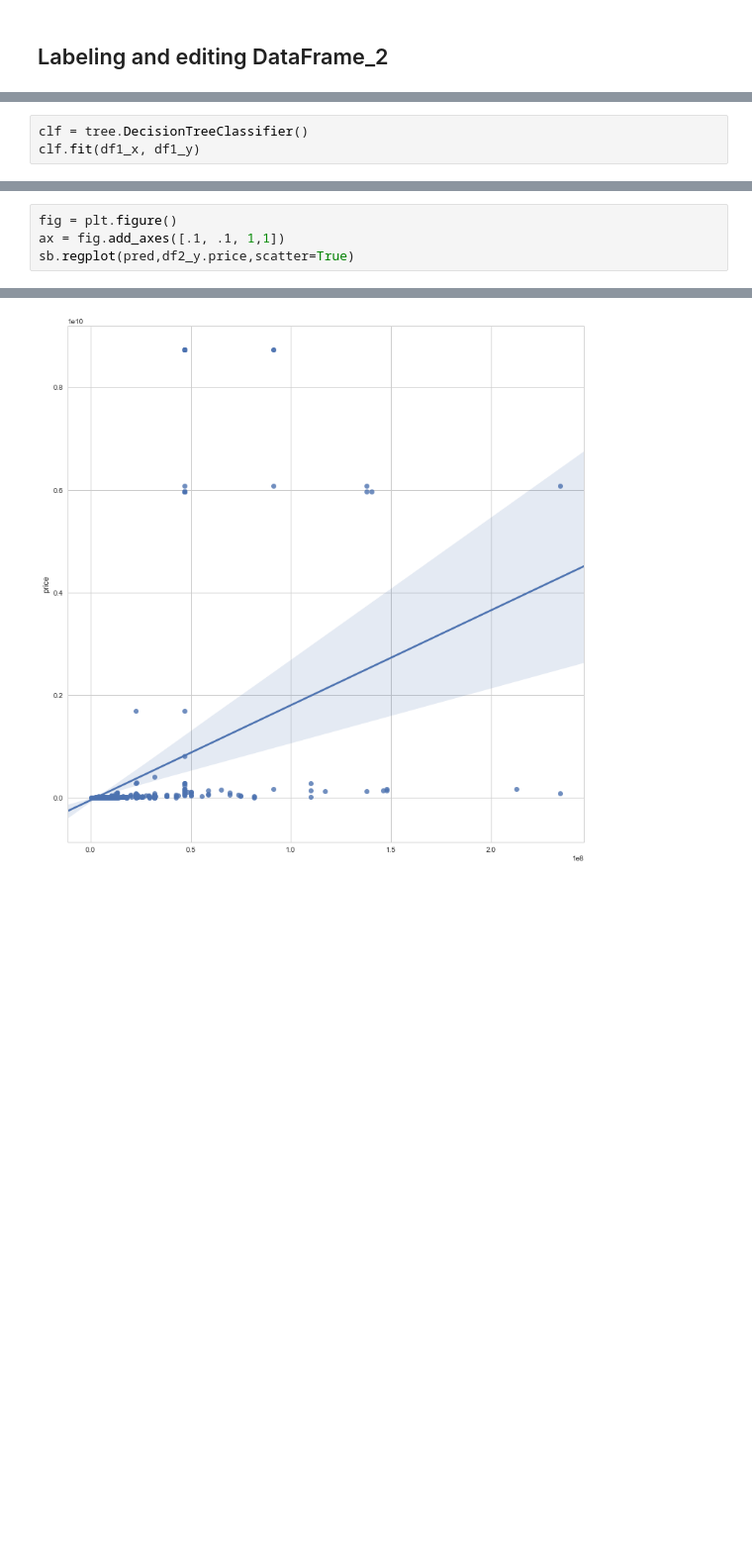
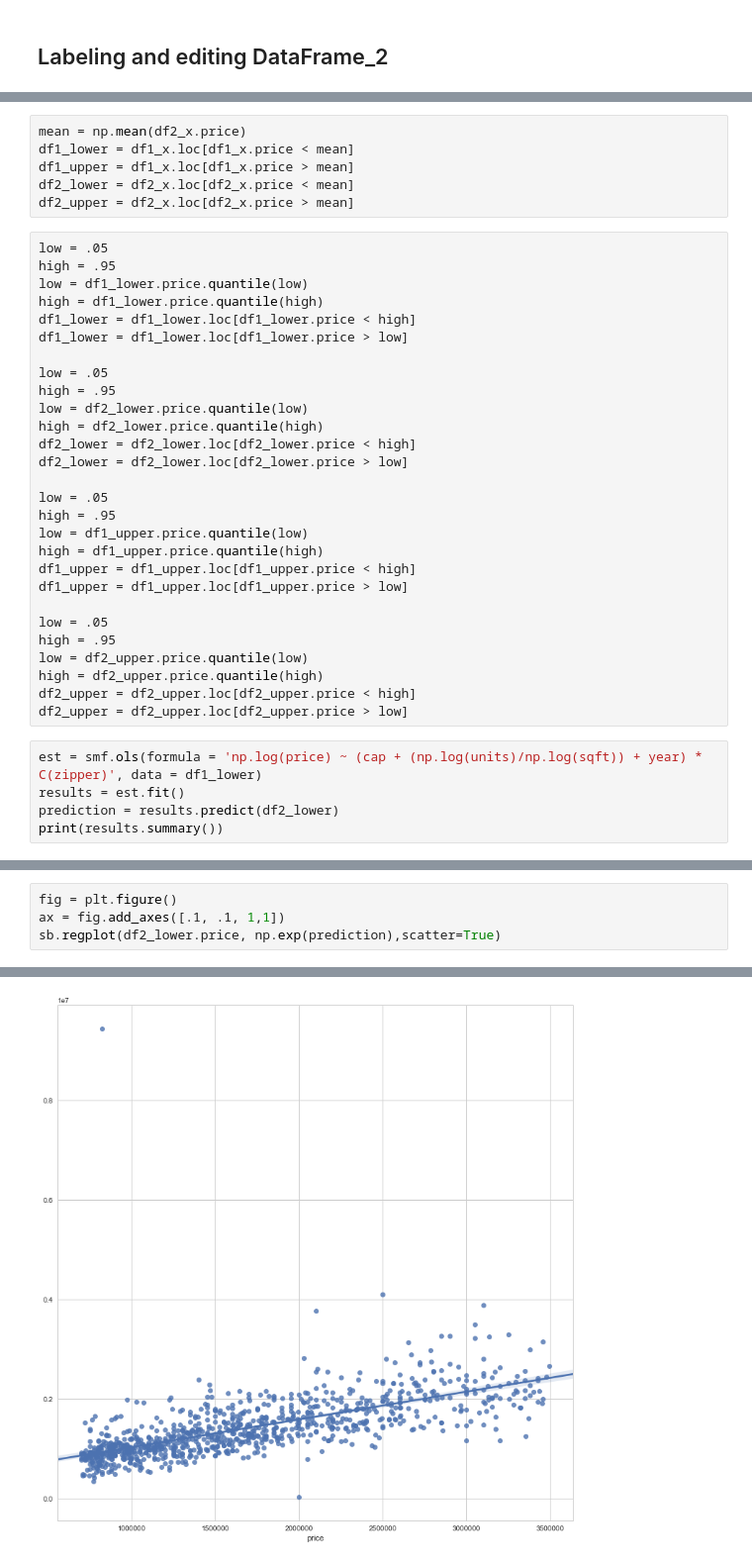
Before and after one commit to Pippeys/Property-Value, a Jupyter notebook: Jupyter/Train_Test_cre.ipynb, the cells around one changed output, grey strips where cells are left out. Shown at 99% size. Drawn from its saved outputs; the diff is of its cells as text; blank space fills up the shorter version.

```diff
--- a/Jupyter/Train_Test_cre.ipynb
+++ b/Jupyter/Train_Test_cre.ipynb
@@ -171,3 +164,0 @@ array([[  1.00000000e+00,   1.97000000e+02,   4.28000000e+00, ...,
-# %%
-clf = tree.DecisionTreeClassifier()
-clf.fit(df1_x, df1_y)
@@ -186,0 +172,39 @@ print(accuracy_score(pred, df2_y))
+# %%
+mean = np.mean(df2_x.price)
+df1_lower = df1_x.loc[df1_x.price < mean]
+df1_upper = df1_x.loc[df1_x.price > mean]
+df2_lower = df2_x.loc[df2_x.price < mean]
+df2_upper = df2_x.loc[df2_x.price > mean]
+# %%
+low = .05
+high = .95
+low = df1_lower.price.quantile(low)
+high = df1_lower.price.quantile(high)
+df1_lower = df1_lower.loc[df1_lower.price < high]
+df1_lower = df1_lower.loc[df1_lower.price > low]
+
+low = .05
+high = .95
+low = df2_lower.price.quantile(low)
+high = df2_lower.price.quantile(high)
+df2_lower = df2_lower.loc[df2_lower.price < high]
+df2_lower = df2_lower.loc[df2_lower.price > low]
+
+low = .05
+high = .95
+low = df1_upper.price.quantile(low)
+high = df1_upper.price.quantile(high)
+df1_upper = df1_upper.loc[df1_upper.price < high]
+df1_upper = df1_upper.loc[df1_upper.price > low]
+
+low = .05
+high = .95
+low = df2_upper.price.quantile(low)
+high = df2_upper.price.quantile(high)
+df2_upper = df2_upper.loc[df2_upper.price < high]
+df2_upper = df2_upper.loc[df2_upper.price > low]
+# %%
+est = smf.ols(formula = 'np.log(price) ~ (cap + (np.log(units)/np.log(sqft)) + year) * C(zipper)', data = df1_lower)
+results = est.fit()
+prediction = results.predict(df2_lower)
+print(results.summary())
@@ -187,7 +229,7 @@ print(accuracy_score(pred, df2_y))
 # %%
 fig = plt.figure()
 ax = fig.add_axes([.1, .1, 1,1])
-sb.regplot(pred,df2_y.price,scatter=True)
+sb.regplot(df2_lower.price, np.exp(prediction),scatter=True)
 # %% [output]
 <matplotlib.axes._axes.Axes at 0x...>
-[figure, old version]
+[figure, new version]
```
Also changed, not shown: parts of 13 cells of this notebook, 6 other files.
